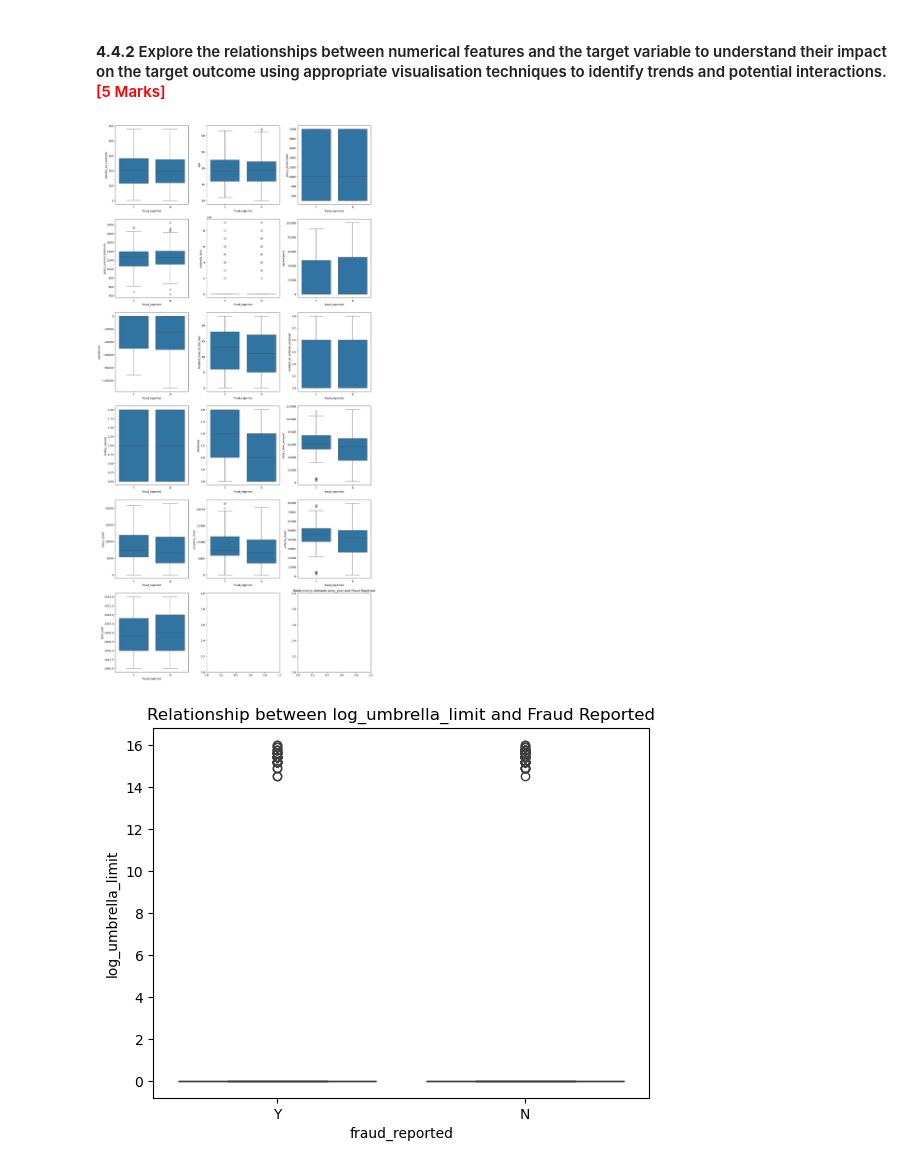
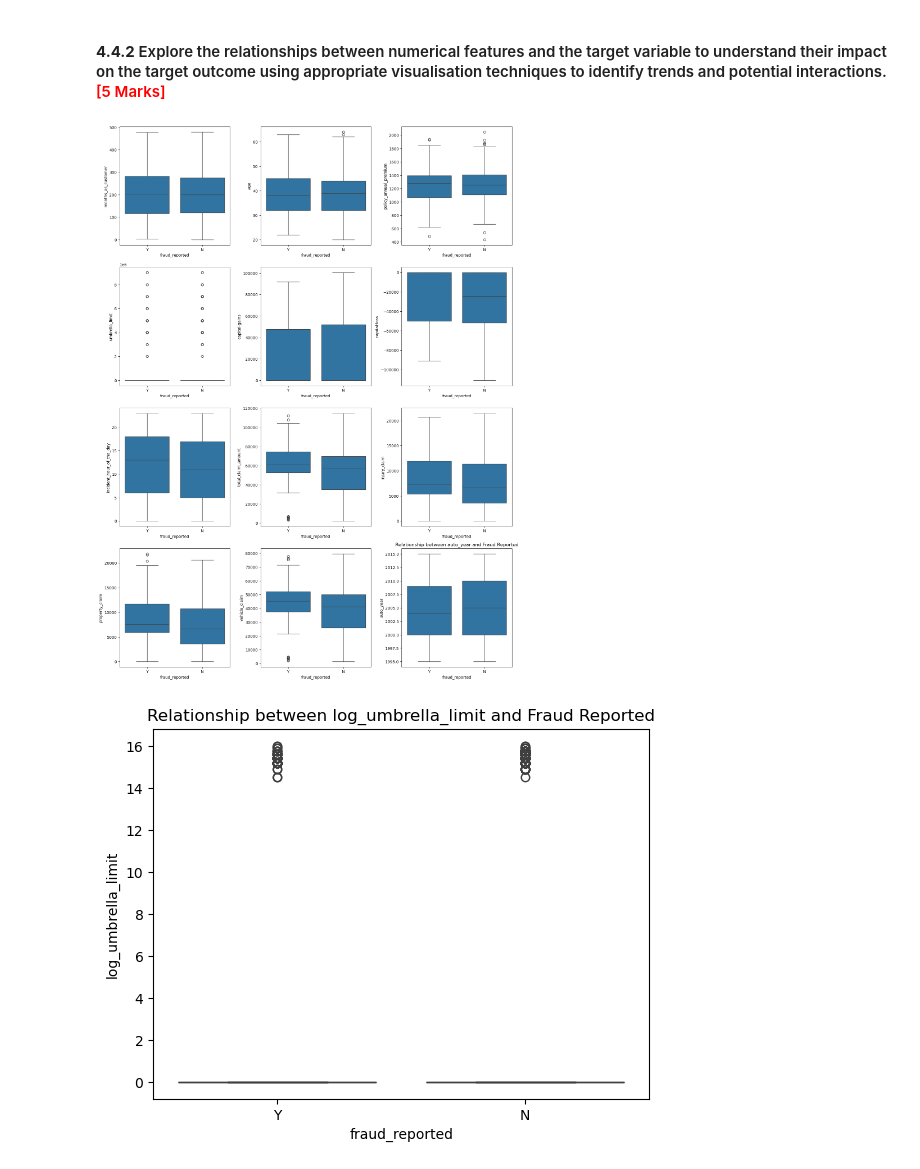
Before and after one commit to VFulara/Fraudulent-Claim-Detection, a Jupyter notebook: Fraudulent_Claim_Detection_Starter.ipynb, the cells around one changed output. Saved outputs shown, nothing was run; the diff lists cells and outputs as text; code cells hidden in the pictures.

```diff
--- a/Fraudulent_Claim_Detection_Starter.ipynb
+++ b/Fraudulent_Claim_Detection_Starter.ipynb
@@ -685,18 +685,18 @@ Name: count, dtype: int64
 # %%
 # Visualise the relationship between numerical features and the target variable to understand their impact on the target outcome
 
-numerical_features = X_train.select_dtypes(include=['int64', 'float64']).columns
+numerical_features = numerical_cols
 
 fig, axes = plt.subplots(nrows=(len(numerical_features) + 2) // 3, ncols=3, figsize=(15, 5 * ((len(numerical_features) + 2) // 3)))
 axes = axes.flatten()
 for i, feature in enumerate(numerical_features):
     sns.boxplot(x=y_train, y=X_train[feature], ax=axes[i])
     plt.title(f'Relationship between {feature} and Fraud Reported')
 
 plt.tight_layout()  # Adjust layout to prevent overlap
 plt.show()
 # %% [output]
-[figure, old version]
+[figure, new version]
 # %%
 # perform log transformation on umbrella_limit as it has very high values and is right skewed and re-plot boxplot
 X_train['log_umbrella_limit'] = np.log1p(X_train['umbrella_limit'])
```
Also changed, not shown: parts of 25 cells of this notebook.
